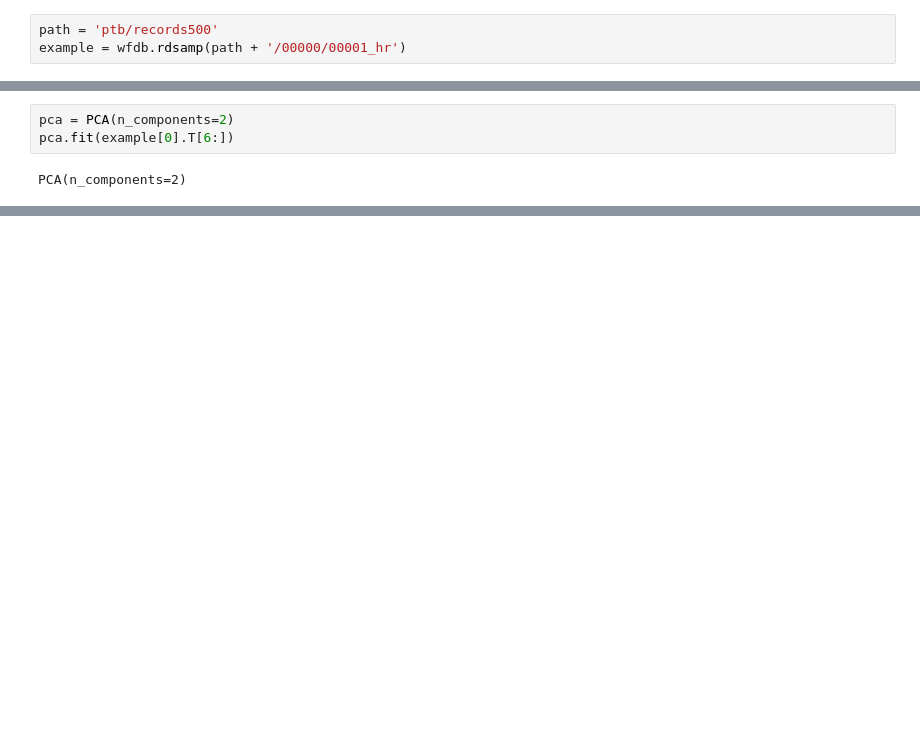
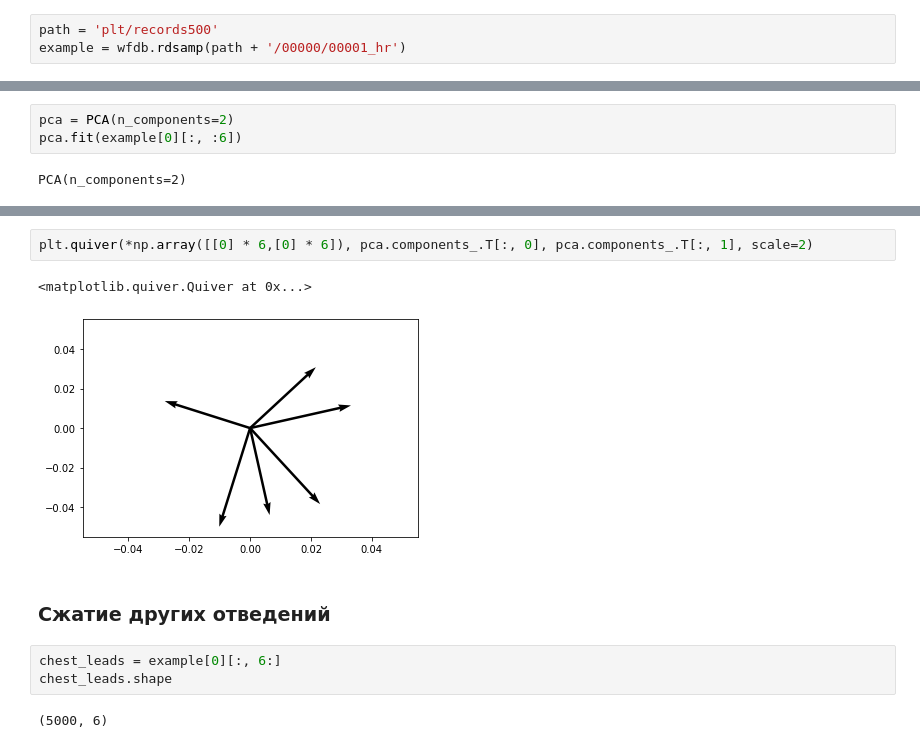
Before and after one commit to AKovalyuk/ecg-classification, a Jupyter notebook: notebook.ipynb, the cells around one changed output, grey strips where cells are left out. Saved outputs shown, nothing was run; the diff lists cells and outputs as text; blank space fills up the shorter version.

```diff
--- a/notebook.ipynb
+++ b/notebook.ipynb
@@ -42,5 +36,5 @@ sorted(list(set(chain(*all_diagnosis))), key=lambda x: x[0])
 # %%
-path = 'ptb/records500'
+path = 'plt/records500'
 example = wfdb.rdsamp(path + '/00000/00001_hr')
 # %%
 main_lines = example[0].T[:6]
@@ -49,6 +47,6 @@ from sklearn.decomposition import PCA
 # %%
 pca = PCA(n_components=2)
-pca.fit(example[0].T[6:])
+pca.fit(example[0][:, :6])
 # %% [output]
 PCA(n_components=2)
 # %%
@@ -57,0 +65,12 @@ np.sum(pca.explained_variance_ratio_)
+# %%
+plt.quiver(*np.array([[0] * 6,[0] * 6]), pca.components_.T[:, 0], pca.components_.T[:, 1], scale=2)
+# %% [output]
+<matplotlib.quiver.Quiver at 0x...>
+[figure, added]
+# %% [markdown]
+### Сжатие других отведений
+# %%
+chest_leads = example[0][:, 6:]
+chest_leads.shape
+# %% [output]
+(5000, 6)
```
Also changed, not shown: parts of 21 cells of this notebook.
